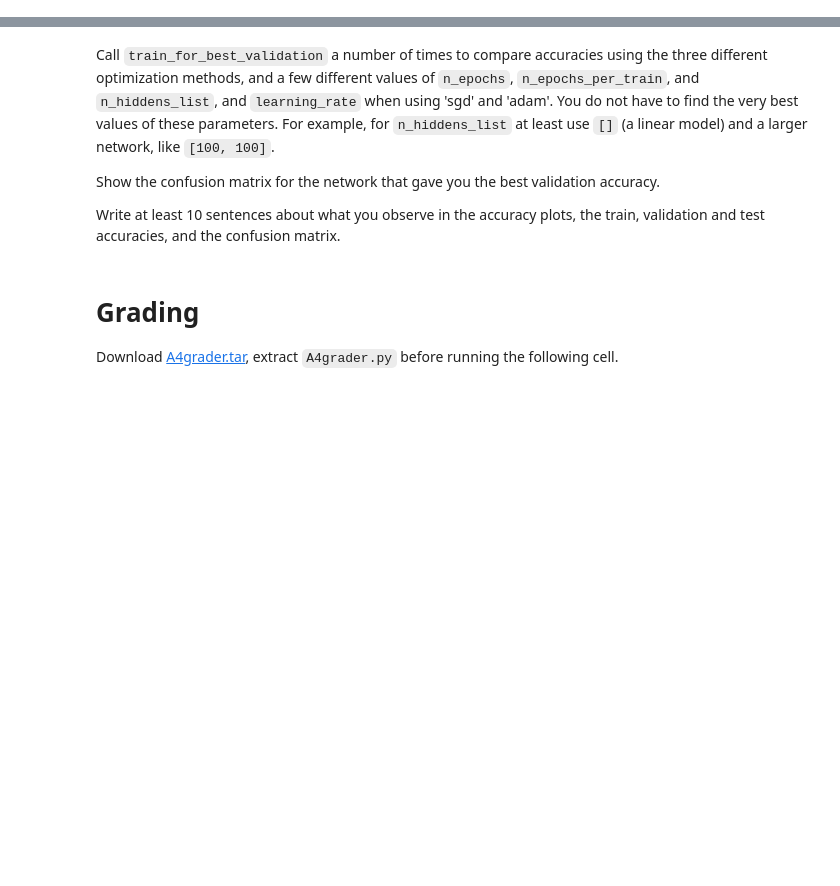
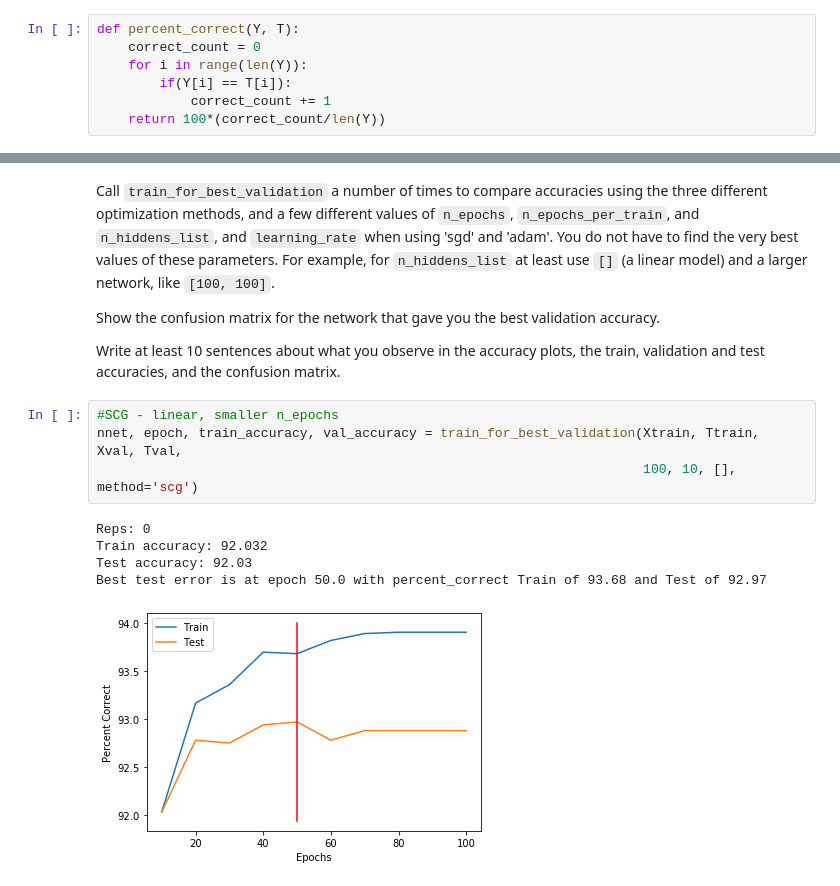
Before and after one commit to MillerRidgeway/MachineLearningNotebooks, a Jupyter notebook: Ridgeway-A4.ipynb, the cells around one changed output, grey strips where cells are left out. Drawn from its saved outputs; the diff is of its cells as text; blank space fills up the shorter version.

```diff
--- a/Ridgeway-A4.ipynb
+++ b/Ridgeway-A4.ipynb
@@ -249,5 +253,12 @@ the number of outputs in the call to NeuralNetworkClassifier().''')
         Zs = Ys[:-1]
         return (classes, Y, Zs) if return_hidden_layer_outputs else (classes, Y)
+# %%
+def percent_correct(Y, T):
+    correct_count = 0
+    for i in range(len(Y)):
+        if(Y[i] == T[i]):
+            correct_count += 1
+    return 100*(correct_count/len(Y))
 # %%
 import numpy as np
 # %%
@@ -501,7 +549,13 @@ Call `train_for_best_validation` a number of times to compare accuracies using t
 Show the confusion matrix for the network that gave you the best validation accuracy.
 
 Write at least 10 sentences about what you observe in the accuracy plots, the train, validation and test accuracies, and the confusion matrix.
-# %% [markdown]
-# Grading
-
-Download [A4grader.tar](https://www.cs.colostate.edu/~anderson/cs545/notebooks/A4grader.tar), extract `A4grader.py` before running the following cell.
+# %%
+#SCG - linear, smaller n_epochs
+nnet, epoch, train_accuracy, val_accuracy = train_for_best_validation(Xtrain, Ttrain,  Xval, Tval,
+                                                                      100, 10, [], method='scg')
+# %% [output]
+Reps: 0
+Train accuracy: 92.032
+Test accuracy: 92.03
+Best test error is at epoch 50.0 with percent_correct Train of 93.68 and Test of 92.97
+[figure, added]
```
Also changed, not shown: parts of 24 cells of this notebook.
